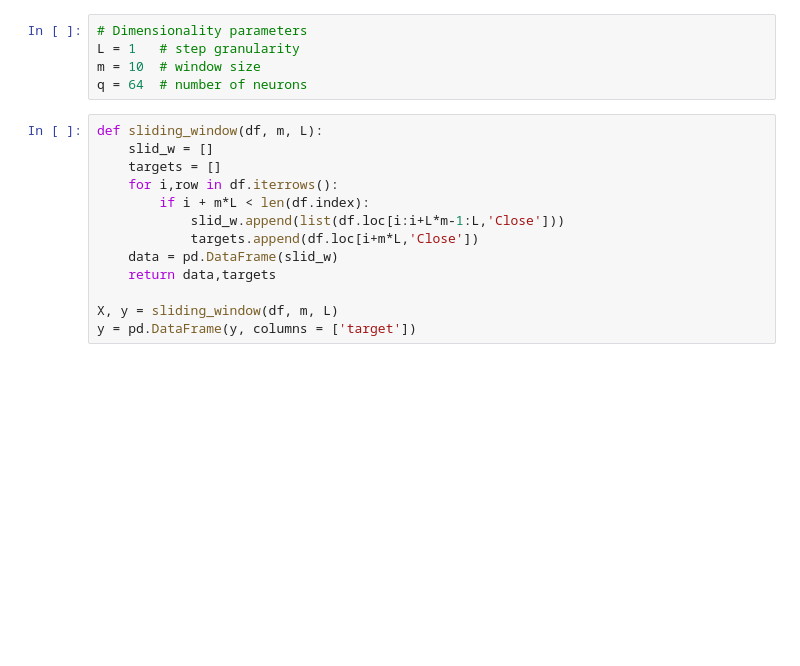
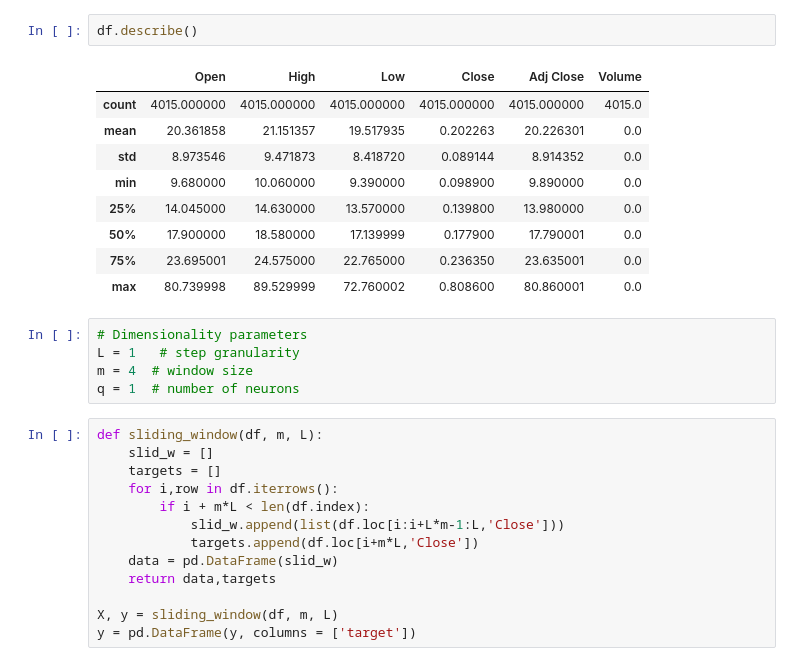
Before and after one commit to gianmarcogenalti/lyap_volatility, a Jupyter notebook: main.ipynb, the cells around one changed output. Saved outputs shown, nothing was run; the diff lists cells and outputs as text; blank space fills up the shorter version.

```diff
--- a/main.ipynb
+++ b/main.ipynb
@@ -38,8 +54,20 @@ plt.plot(close)
+# %%
+df.describe()
+# %% [output]
+|  | Open | High | Low | Close | Adj Close | Volume |
+| count | 4015.000000 | 4015.000000 | 4015.000000 | 4015.000000 | 4015.000000 | 4015.0 |
+| mean | 20.361858 | 21.151357 | 19.517935 | 0.202263 | 20.226301 | 0.0 |
+| std | 8.973546 | 9.471873 | 8.418720 | 0.089144 | 8.914352 | 0.0 |
+| min | 9.680000 | 10.060000 | 9.390000 | 0.098900 | 9.890000 | 0.0 |
+| 25% | 14.045000 | 14.630000 | 13.570000 | 0.139800 | 13.980000 | 0.0 |
+| 50% | 17.900000 | 18.580000 | 17.139999 | 0.177900 | 17.790001 | 0.0 |
+| 75% | 23.695001 | 24.575000 | 22.765000 | 0.236350 | 23.635001 | 0.0 |
+| max | 80.739998 | 89.529999 | 72.760002 | 0.808600 | 80.860001 | 0.0 |
 # %%
 # Dimensionality parameters
 L = 1   # step granularity
-m = 10  # window size
-q = 64  # number of neurons
+m = 4  # window size
+q = 1  # number of neurons
 # %%
 def sliding_window(df, m, L):
     slid_w = []
```
Also changed, not shown: parts of 13 cells of this notebook, 2 other files.
